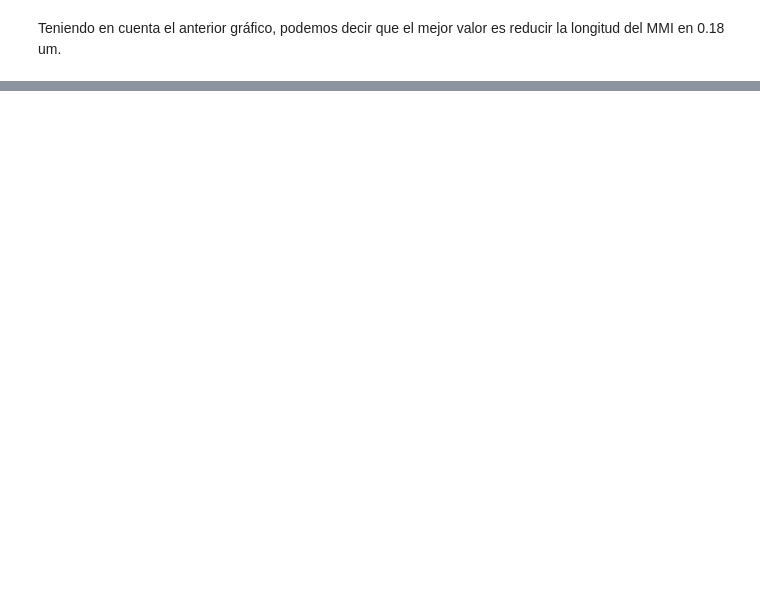
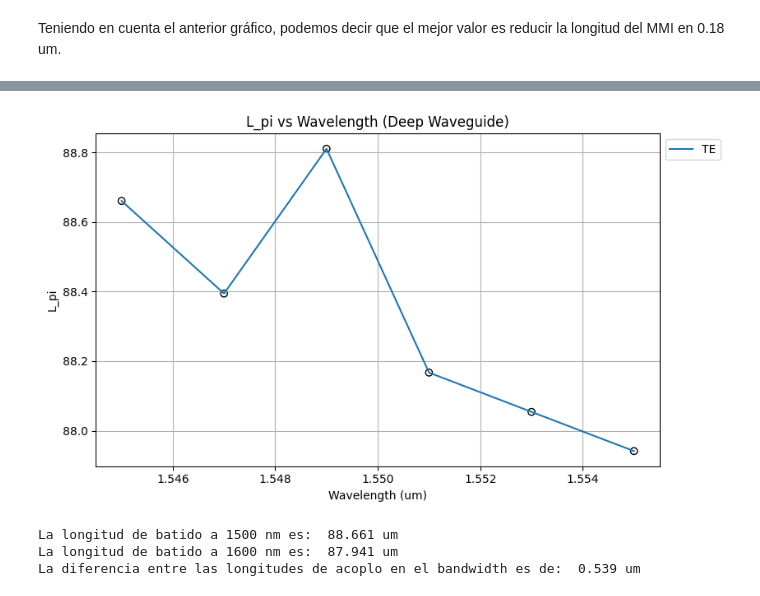
Before and after one commit to PauDaniOrtiz/pic-upv-TFM-Paula-Ortiz, a Jupyter notebook: MMI_2X4.ipynb, the cells around one changed output, grey strips where cells are left out. Saved outputs shown, nothing was run; the diff lists cells and outputs as text; code cells hidden in the pictures; blank space fills up the shorter version.

```diff
--- a/MMI_2X4.ipynb
+++ b/MMI_2X4.ipynb
@@ -769,0 +794,46 @@ Teniendo en cuenta el anterior gráfico, podemos decir que el mejor valor es red
+# %%
+mmi_body_w = 7.5
+lambda_c = (1/1000)*np.linspace(1545, 1555, 6)# STUDENT code goes here
+
+L_pi_TE=[]
+L_pi_TM=[]
+
+for i in range(0,len(lambda_c),1):
+
+    mmi_body_waveguide = gt.modes.Waveguide(
+        # Geometrical Parameters
+        core_width=mmi_body_w, # MMI Body width
+        core_thickness=300 * nm, # MMI Body height
+        slab_thickness=0 * nm, # For shallow waveguides - Set to 0 if its a deep-etched waveguides.
+        # Materials
+        core_material='sin', #  Material of the waveguide
+        clad_material='sio2', # Surrounding material
+        # Modesolver Parameters
+        wavelength=lambda_c[i], # Wavelength to simulate
+        num_modes=15, # Targeted number of modes to find - Higher than before! It's a multimode section
+        max_grid_scaling=1.5, # Parameters of the grid
+        grid_resolution=20, # Parameters of the grid
+        cache_path='.cache/', # Important! In order to save simulation time, set your cache Path!
+        precision='double',
+    )
+
+    d_n_eff_TE = mmi_body_waveguide.n_eff[0].real -  mmi_body_waveguide.n_eff[1].real
+
+    L_pi_TE.append( 0.5*lambda_c[i]/(d_n_eff_TE)) # STUDENT code goes here
+
+    #print("------Fraction of TE-----")
+    #print(mmi_body_waveguide.fraction_te)
+
+
+print(lambda_c)
+
+plt.figure(figsize=(10, 5))
+plt.scatter(lambda_c, L_pi_TE,edgecolors='k',facecolors='none',label = '_nolegend_')
+plt.plot(lambda_c, L_pi_TE,label='TE')
+plt.xlabel("Wavelength (um)")
+plt.ylabel("L_pi")
+plt.title("L_pi vs Wavelength (Deep Waveguide)")
+plt.grid()
+plt.legend(loc='upper left', bbox_to_anchor=(1, 1))
+plt.tight_layout(rect=[0, 0, 0.85, 1])
+# %% [output]
@@ -769,0 +847,12 @@ Teniendo en cuenta el anterior gráfico, podemos decir que el mejor valor es red
+[figure, added]
+# %%
+delta_Lpi=np.abs(3*L_pi_TE[0]/4-3*L_pi_TE[-1]/4)
+
+
+print("La longitud de batido a 1500 nm es: ", np.round(L_pi_TE[0],3), "um")
+print("La longitud de batido a 1600 nm es: ", np.round(L_pi_TE[-1],3), "um")
+print("La diferencia entre las longitudes de acoplo en el bandwidth es de: ", np.round(delta_Lpi,3), "um")
+# %% [output]
+La longitud de batido a 1500 nm es:  88.661 um
+La longitud de batido a 1600 nm es:  87.941 um
+La diferencia entre las longitudes de acoplo en el bandwidth es de:  0.539 um
```
Also changed, not shown: parts of 11 cells of this notebook.
